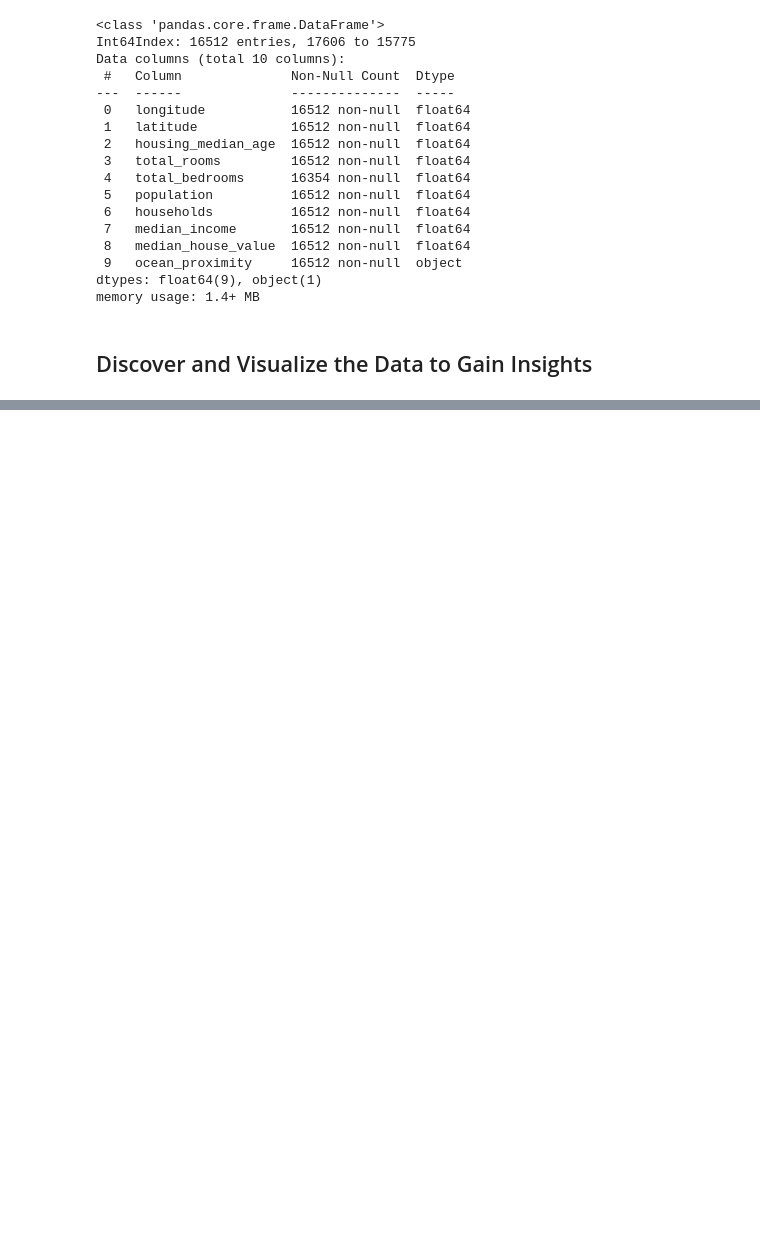
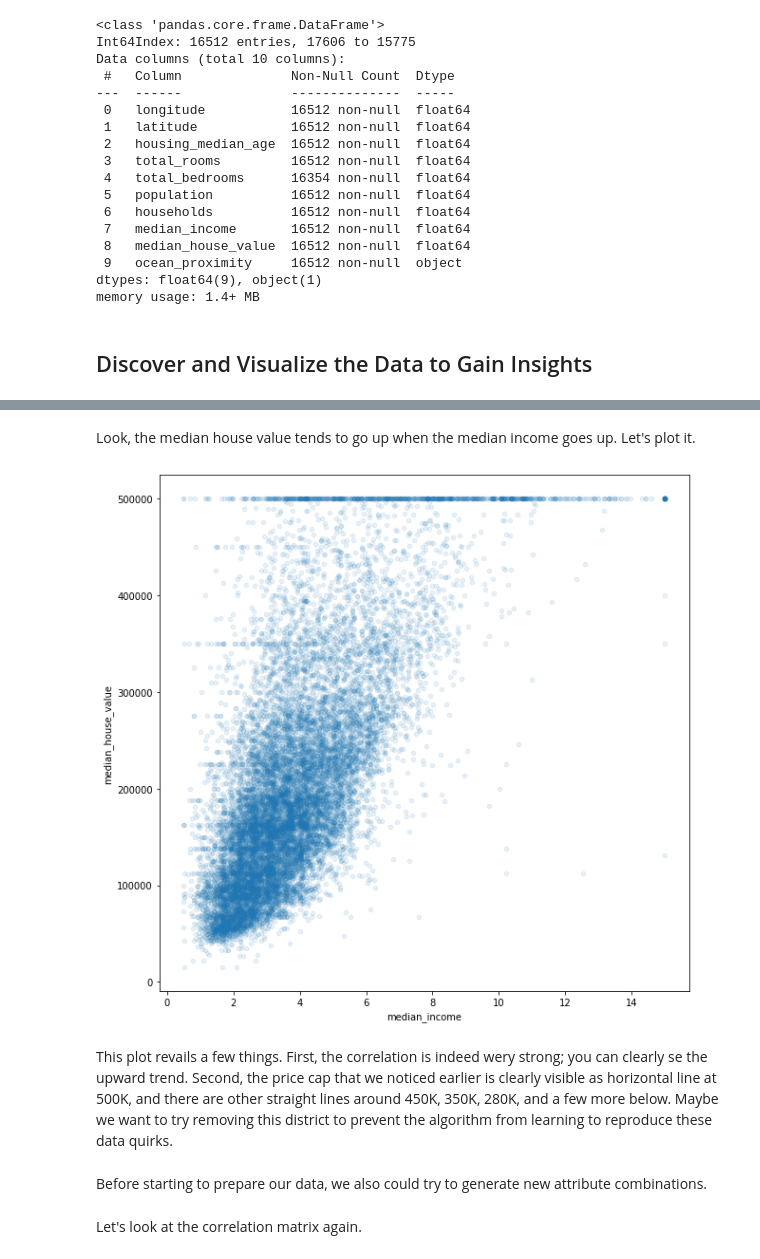
Before and after one commit to iamonmars/notebooks, a Jupyter notebook: learning/housing-prices/California housing prices.ipynb, the cells around one changed output, grey strips where cells are left out. Cells and saved outputs as stored; diff of their text form; code cells hidden in the pictures; blank space fills up the shorter version.

```diff
--- a/learning/housing-prices/California housing prices.ipynb
+++ b/learning/housing-prices/California housing prices.ipynb
@@ -176,0 +296,11 @@ memory usage: 1.4+ MB
+# %% [markdown]
+Look, the median house value tends to go up when the median income goes up. Let's plot it.
+# %%
+housing.plot(kind="scatter", x="median_income", y="median_house_value", alpha=0.1, figsize=(10,10))
+plt.show()
+# %% [output]
+[figure, added]
+# %% [markdown]
+This plot revails a few things. First, the correlation is indeed wery strong; you can clearly se the upward trend. Second, the price cap that we noticed earlier is clearly visible as horizontal line at 500K, and there are other straight lines around 450K, 350K, 280K, and a few more below. Maybe we want to try removing this district to prevent the algorithm from learning to reproduce these data quirks.
+# %% [markdown]
+Before starting to prepare our data, we also could try to generate new attribute combinations.
@@ -176,0 +311,2 @@ memory usage: 1.4+ MB
+# %% [markdown]
+Let's look at the correlation matrix again.
```
Also changed, not shown: parts of 66 cells of this notebook.
